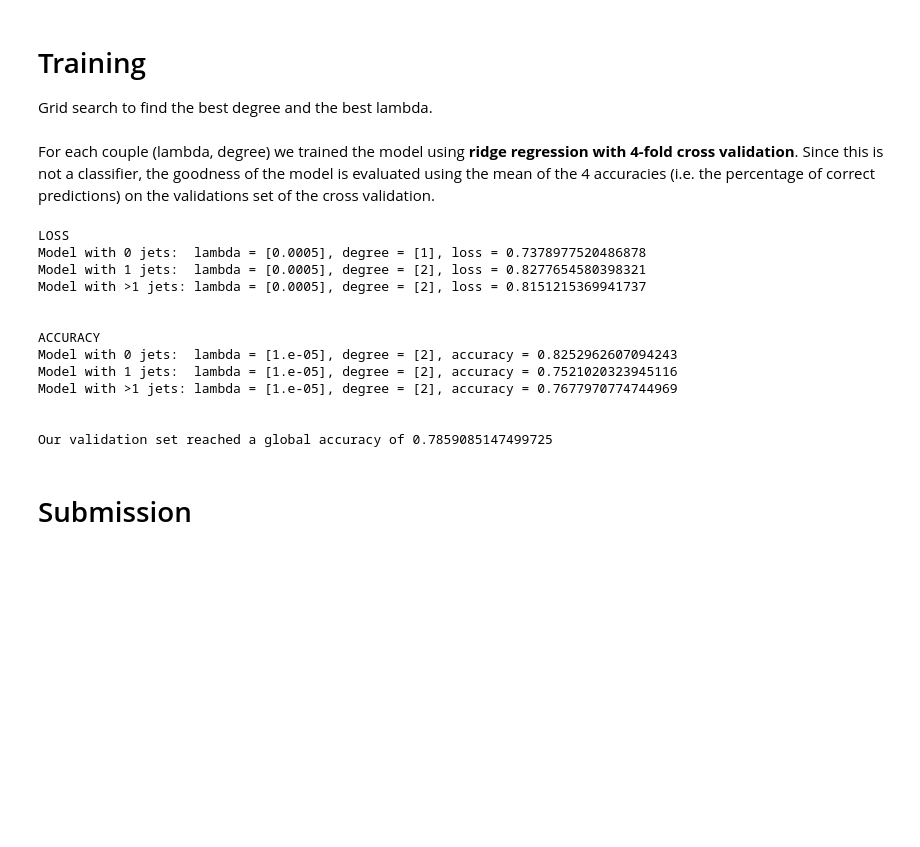
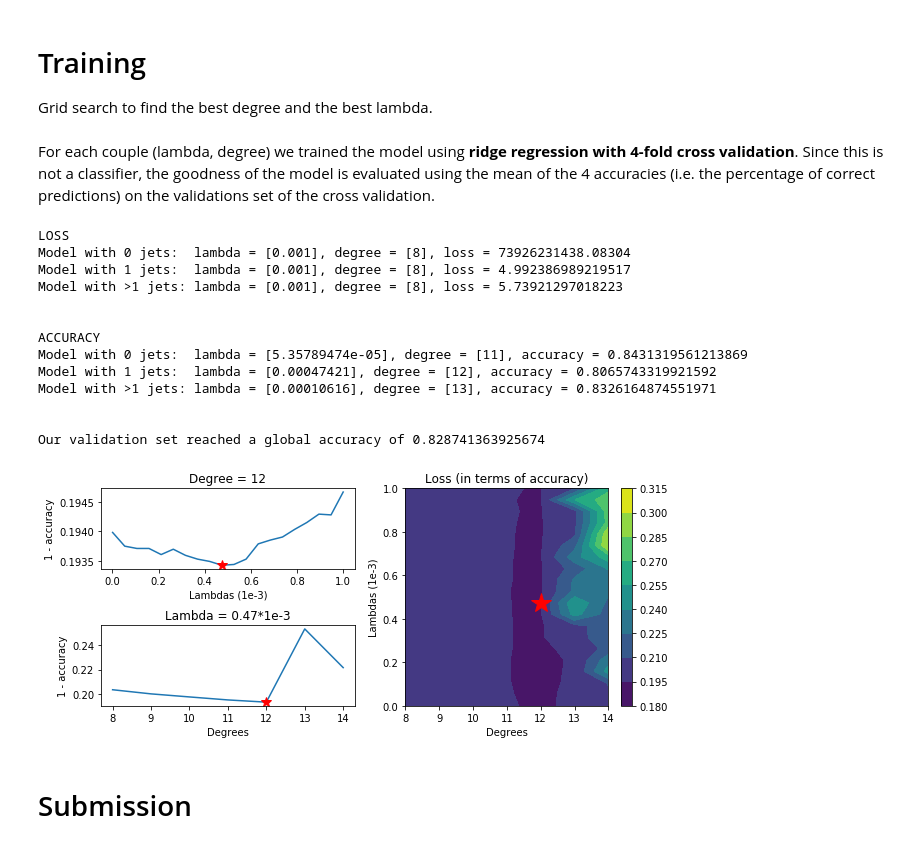
Before and after one commit to LeonardoPollina/ML_project_1, a Jupyter notebook: Regression_methods/Run.ipynb, the cells around one changed output. Cells and saved outputs as stored; diff of their text form; code cells hidden in the pictures; blank space fills up the shorter version.

Commit message:
added plot generation, kaggle score: 82942

```diff
--- a/Regression_methods/Run.ipynb
+++ b/Regression_methods/Run.ipynb
@@ -252,12 +250,11 @@ Grid search to find the best degree and the best lambda.
 <br><br>
 For each couple (lambda, degree) we trained the model using <b>ridge regression with 4-fold cross validation</b>. Since this is not a classifier, the goodness of the model is evaluated using the mean of the 4 accuracies (i.e. the percentage of correct predictions) on the validations set of the cross validation.
 # %%
-lambdas0 = np.linspace(1e-5,0.0005,2)
-lambdas1 = np.linspace(1e-5,0.0005,2)
-lambdas2 = np.linspace(1e-5,0.0005,2)
+lambdas0 = np.linspace(1e-6,0.001,20)
+lambdas1 = np.linspace(1e-6,0.001,20)
+lambdas2 = np.linspace(1e-6,0.001,20)
 
 degrees = np.arange(8,15)
-degrees = np.array([1,2])
 
 
 best_lambda_loss0, best_degree_loss0, best_w_loss0, best_lambda_acc0, best_degree_acc0, best_w_acc0, loss_tr0, loss_te0, accuracy0 = \
@@ -289,18 +286,63 @@ TOTAccuracy = ( N0*np.max(accuracy0) + N1*np.max(accuracy1) + N2*np.max(accuracy
 print(f'\n\nOur validation set reached a global accuracy of {TOTAccuracy}')
 # %% [output]
 LOSS
-Model with 0 jets:  lambda = [0.0005], degree = [1], loss = 0.7378977520486878
-Model with 1 jets:  lambda = [0.0005], degree = [2], loss = 0.8277654580398321
-Model with >1 jets: lambda = [0.0005], degree = [2], loss = 0.8151215369941737
+Model with 0 jets:  lambda = [0.001], degree = [8], loss = 73926231438.08304
+Model with 1 jets:  lambda = [0.001], degree = [8], loss = 4.992386989219517
+Model with >1 jets: lambda = [0.001], degree = [8], loss = 5.73921297018223
 
 
 ACCURACY
-Model with 0 jets:  lambda = [1.e-05], degree = [2], accuracy = 0.8252962607094243
-Model with 1 jets:  lambda = [1.e-05], degree = [2], accuracy = 0.7521020323945116
-Model with >1 jets: lambda = [1.e-05], degree = [2], accuracy = 0.7677970774744969
+Model with 0 jets:  lambda = [5.35789474e-05], degree = [11], accuracy = 0.8431319561213869
+Model with 1 jets:  lambda = [0.00047421], degree = [12], accuracy = 0.8065743319921592
+Model with >1 jets: lambda = [0.00010616], degree = [13], accuracy = 0.8326164874551971
 
 
-Our validation set reached a global accuracy of 0.7859085147499725
+Our validation set reached a global accuracy of 0.828741363925674
+# %%
+from matplotlib.gridspec import GridSpec
+
+fig = plt.figure(figsize=(10,4))
+
+gs = GridSpec(2,2) # 2 rows, 3 columns
+
+ax1 = fig.add_subplot(gs[:,1])
+Y = lambdas1*1e3
+X = degrees
+X, Y = np.meshgrid(X, Y)
+Z = 1 - accuracy1
+
+loss = ax1.contourf(X, Y, Z)
+ax1.plot(best_degree_acc1, best_lambda_acc1*1e3, '*', color='r', markersize=20)
+fig.colorbar(loss, ax=ax1)
+ax1.set_ylabel('Lambdas (1e-3)')
+ax1.set_xlabel('Degrees')
+ax1.set_title('1 - accuracy')
+
+
+ax2 = fig.add_subplot(gs[0,0])
+ax2.plot(lambdas1*1e3, 1-accuracy1[:,idx_deg])
+ax2.set_ylabel('1 - accuracy')
+ax2.set_xlabel('Lambdas (1e-3)')
+ax2.set_title(f'Degree = {best_degree_acc1[0]}')
+starx = best_lambda_acc1*1e3
+stary = np.min(1-accuracy1[:,idx_deg])
+ax2.plot(starx, stary, '*', color='r', markersize=10)
+
+ax2 = fig.add_subplot(gs[1,0])
+ax2.plot(degrees, 1-accuracy1[idx_lam,:])
+ax2.set_ylabel('1 - accuracy')
+ax2.set_xlabel('Degrees')
+#ax2.set_title(f'Lambda = {best_lambda_acc1[0]*1e3}*1e-3')
+ax2.set_title(f'Lambda = 0.47*1e-3')
+starx = best_degree_acc1
+stary = np.min(1-accuracy1[idx_lam,:])
+ax2.plot(starx, stary, '*', color='r', markersize=10)
+
+fig.subplots_adjust(hspace=.7)
+
+fig.savefig("Search_hyperparam")
+# %% [output]
+[figure, added]
 # %% [markdown]
 # Submission
 # %%
```
Also changed, not shown: parts of 3 cells of this notebook.
